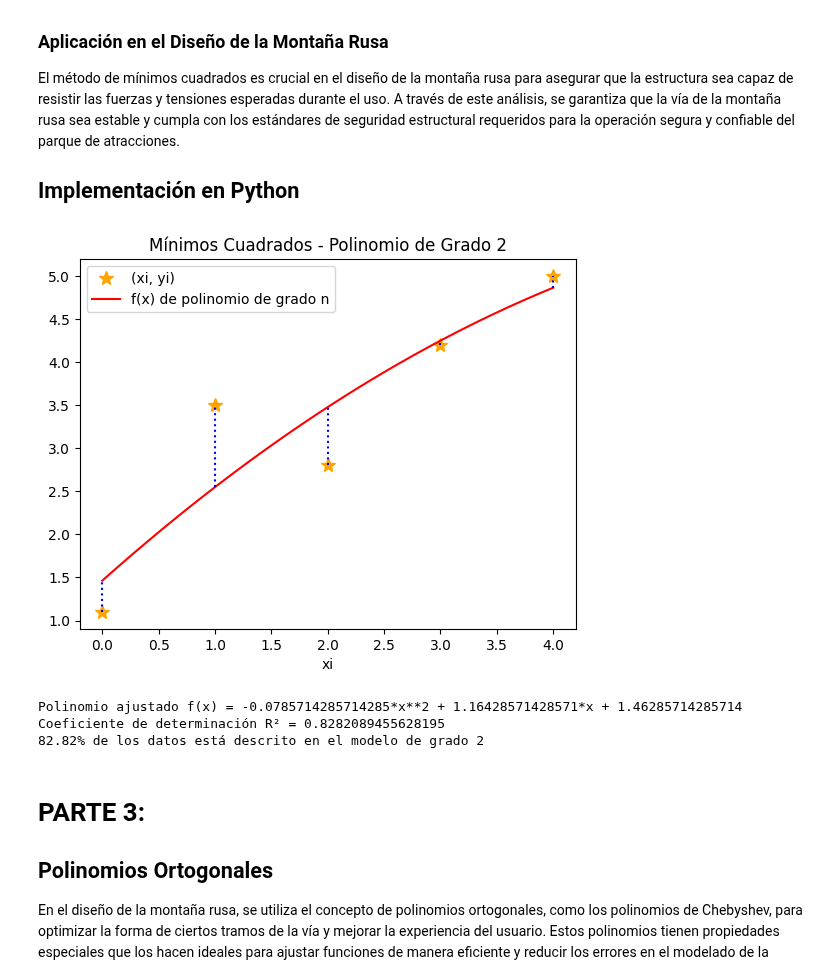
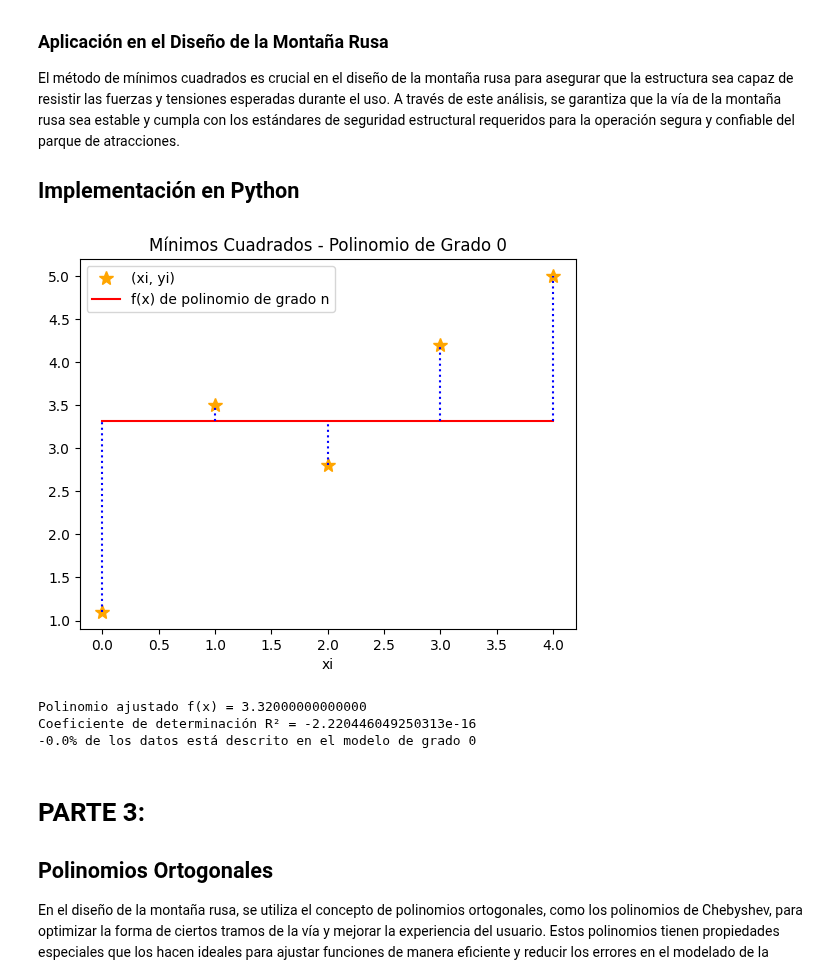
Before and after one commit to sonysarkis/ProyectoCalNum, a Jupyter notebook: Proyectos/proyecto2/proyecto3_cal.ipynb, the cells around one changed output. Drawn from its saved outputs; the diff is of its cells as text; code cells hidden in the pictures.

```diff
--- a/Proyectos/proyecto2/proyecto3_cal.ipynb
+++ b/Proyectos/proyecto2/proyecto3_cal.ipynb
@@ -195,11 +195,8 @@ El método de mínimos cuadrados es crucial en el diseño de la montaña rusa pa
 ## Implementación en Python
 # %%
 # INGRESO
-
-grado_n = int(input('Grado del polinomio de ajuste: '))  # Grado del polinomio de ajuste
-while not 0 <= grado_n < len(x_i):
-    print(f'Error: el grado del polinomio debe ser menor a {len(x_i)} y mayor o igual a 0.')
-    grado_n = int(input('Grado del polinomio de ajuste: '))
+#toma valor random de 0 a 5
+grado_n = np.random.randint(0, 5)
 
 # PROCEDIMIENTO
 xi = np.array(x_i, dtype=float)
@@ -239,37 +236,37 @@ y_vals = fx(x_vals)
 plt.plot(xi, yi, '*', label='(xi, yi)', color='orange', markersize=10)
 
 if grado_n == 0:
     plt.plot(x_vals, [coeficientes[0]]*len(x_vals), color='red', label="f(x) de polinomio de grado n")
 else:
     plt.plot(x_vals, y_vals, color='red', label="f(x) de polinomio de grado n")
 
 # Líneas de error
 for i in range(n):
     y0 = min(yi[i], fi[i])
     y1 = max(yi[i], fi[i])
     plt.vlines(xi[i], y0, y1, color='blue', linestyle='dotted')
 
 plt.legend()
 plt.xlabel('xi')
 plt.title(f'Mínimos Cuadrados - Polinomio de Grado {grado_n}')
 plt.show()
 
 # Calcular el coeficiente de determinación R²
 media_y = np.mean(yi)
 ss_total = np.sum((yi - media_y)**2)
 ss_residual = np.sum((yi - fi)**2)
 r2 = 1 - (ss_residual / ss_total)
 r2_porcentaje = np.around(r2 * 100, 2)
 
 # SALIDA
 print(f'Polinomio ajustado f(x) = {polinomio}')
 print(f'Coeficiente de determinación R² = {r2}')
 print(f'{r2_porcentaje}% de los datos está descrito en el modelo de grado {grado_n}')
 # %% [output]
-[figure, old version]
+[figure, new version]
-Polinomio ajustado f(x) = -0.0785714285714285*x**2 + 1.16428571428571*x + 1.46285714285714
-Coeficiente de determinación R² = 0.8282089455628195
-82.82% de los datos está descrito en el modelo de grado 2
+Polinomio ajustado f(x) = 3.32000000000000
+Coeficiente de determinación R² = -2.220446049250313e-16
+-0.0% de los datos está descrito en el modelo de grado 0
 # %% [markdown]
 # PARTE 3:
 
```
Also changed, not shown: parts of 1 cell of this notebook.
